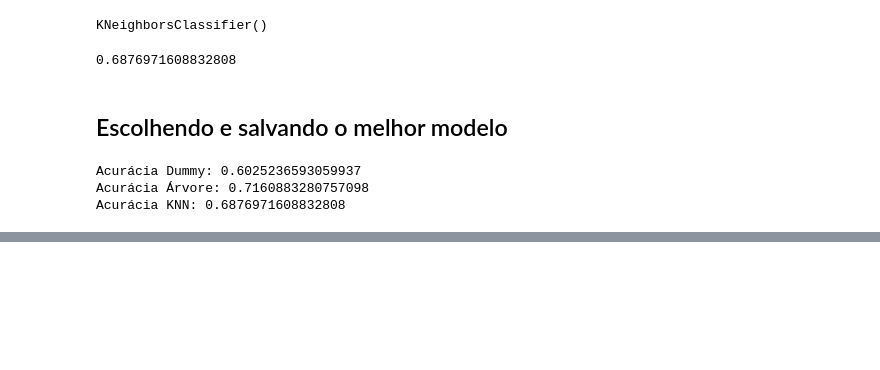
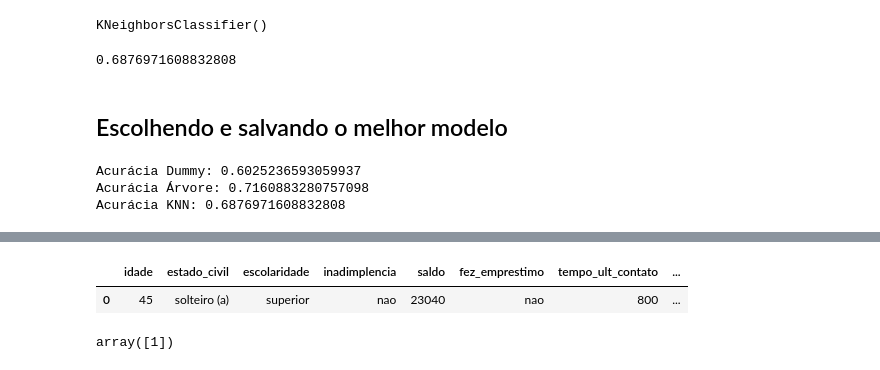
Before and after one commit to joaodamasio/Classificacao-ML, a Jupyter notebook: classificacao.ipynb, the cells around one changed output, grey strips where cells are left out. Drawn from its saved outputs; the diff is of its cells as text; code cells hidden in the pictures; blank space fills up the shorter version.

```diff
--- a/classificacao.ipynb
+++ b/classificacao.ipynb
@@ -359,0 +386,17 @@ Acurácia KNN: 0.6876971608832808
+# %%
+novo_dado = {
+    'idade': [45],
+    'estado_civil':['solteiro (a)'],
+    'escolaridade':['superior'],
+    'inadimplencia': ['nao'],
+    'saldo': [23040],
+    'fez_emprestimo': ['nao'],
+    'tempo_ult_contato': [800],
+    'numero_contatos': [4]
+}
+# %%
+novo_dado = pd.DataFrame(novo_dado)
+novo_dado
+# %% [output]
+|  | idade | estado_civil | escolaridade | inadimplencia | saldo | fez_emprestimo | tempo_ult_contato | ... |
+| 0 | 45 | solteiro (a) | superior | nao | 23040 | nao | 800 | ... |
@@ -359,0 +407,5 @@ Acurácia KNN: 0.6876971608832808
+# %%
+novo_dado = modelo_one_hot.transform(novo_dado)
+modelo_arvore.predict(novo_dado)
+# %% [output]
+array([1])
```
Also changed, not shown: parts of 6 cells of this notebook, 3 other files.
